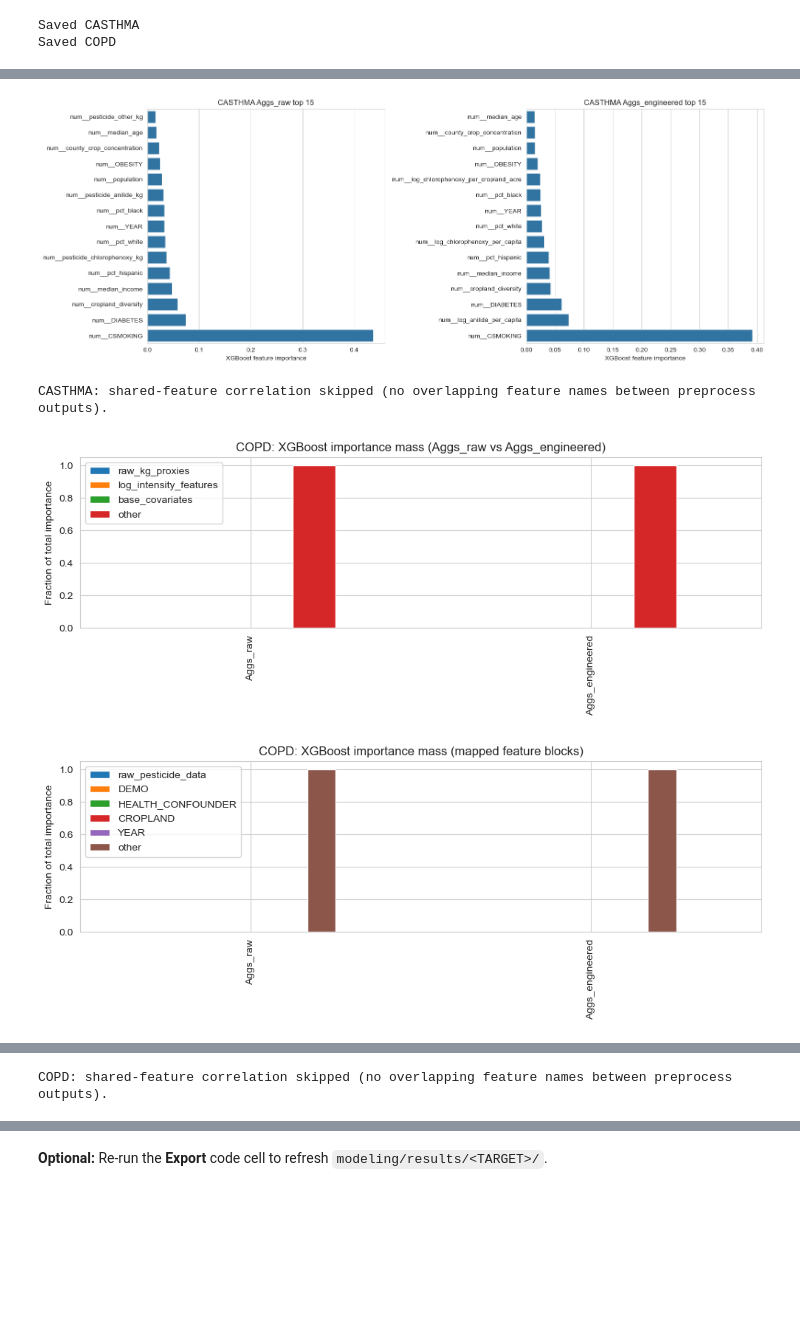
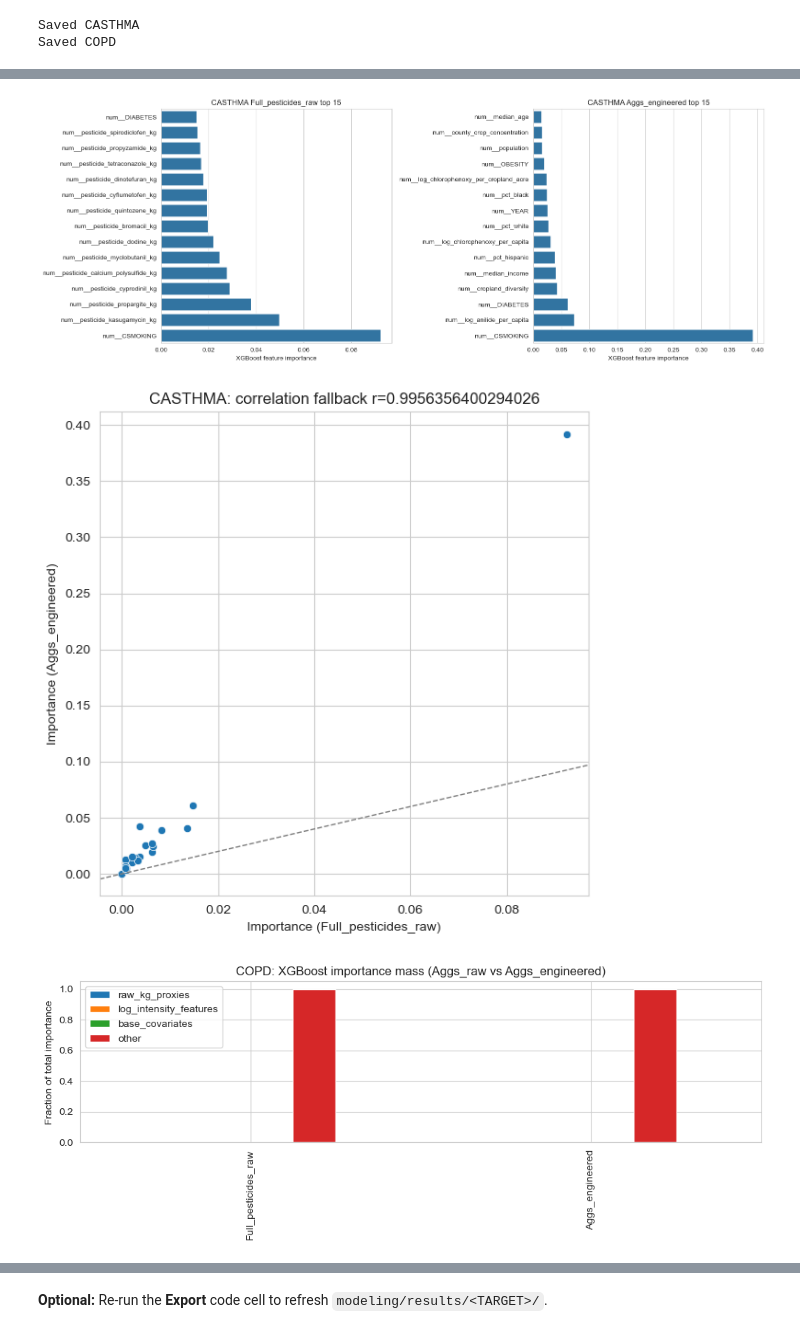
Before and after one commit to Erdos-Projects/spring-2026-pesticide-exposure, a Jupyter notebook: modeling/model_selection.ipynb, the cells around one changed output, grey strips where cells are left out. Cells and saved outputs as stored; diff of their text form; code cells hidden in the pictures; blank space fills up the shorter version.

```diff
--- a/modeling/model_selection.ipynb
+++ b/modeling/model_selection.ipynb
@@ -773,7 +773,7 @@ import seaborn as sns
 
 sns.set_style("whitegrid")
 
-RAW_EXPOSURE_KEY = "Aggs_raw"
+RAW_EXPOSURE_KEY = "Full_pesticides_raw"
 ENG_EXPOSURE_KEY = "Aggs_engineered"
 TOP_K = 15
 
@@ -1074,4 +1074,3 @@ for t in TARGETS:
-[figure, old version]
+[figure, new version]
-CASTHMA: shared-feature correlation skipped (no overlapping feature names between preprocess outputs).
-[figure, old version]
+[figure, new version]
-[figure, old version]
+[figure, new version]
@@ -1079 +1077,0 @@ CASTHMA: shared-feature correlation skipped (no overlapping feature names betwee
-COPD: shared-feature correlation skipped (no overlapping feature names between preprocess outputs).
```
Also changed, not shown: parts of 1 cell of this notebook.
